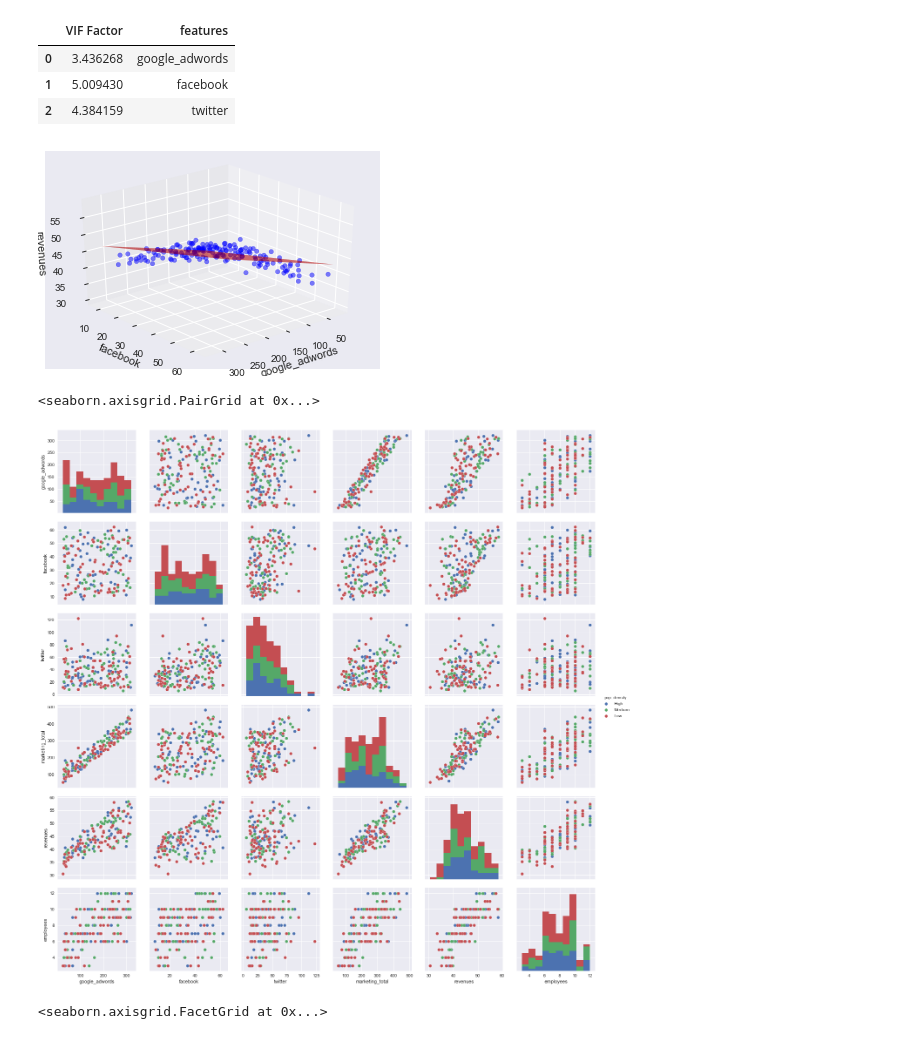
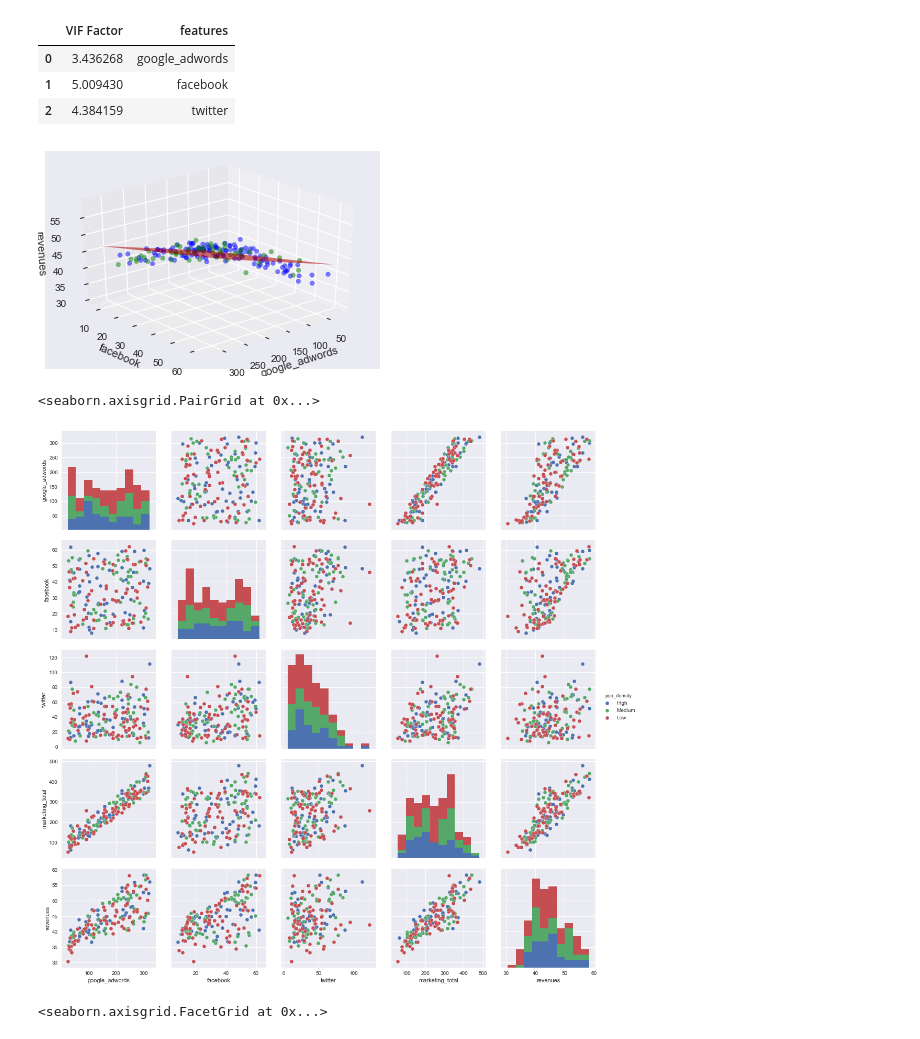
Before and after one commit to RyuJiseung/2018_Daegue_Bigdata_Camp, a Jupyter notebook: linear_regression/linear_regression.ipynb, the cells around one changed output. Saved outputs shown, nothing was run; the diff lists cells and outputs as text; code cells hidden in the pictures.

```diff
--- a/linear_regression/linear_regression.ipynb
+++ b/linear_regression/linear_regression.ipynb
@@ -20,5 +80,7 @@ os.chdir('/Users/jinseokryu/Desktop/승욱님_강의
 # %%
 marketing = pd.read_csv("./marketing.csv")
+# %%
+marketing = marketing.drop(['employees'],axis=1)
 # %%
 marketing.head()
 # %% [output]
@@ -247,22 +308,23 @@ y_fit = result1.predict(test[['google_adwords','facebook']])
 # %%
 x_surf, y_surf = np.meshgrid(np.linspace(marketing.google_adwords.min(), marketing.google_adwords.max(), 100),np.linspace(marketing.facebook.min(), marketing.facebook.max(), 100))
 onlyX = pd.DataFrame({'google_adwords': x_surf.ravel(), 'facebook': y_surf.ravel()})
 fittedY=result1.predict(exog=onlyX)
 fig = plt.figure()
 ax = fig.add_subplot(111, projection='3d')
 ax.plot_surface(x_surf,y_surf,fittedY.reshape(x_surf.shape), color='r', alpha=0.7)
-ax.scatter(marketing['google_adwords'],marketing['facebook'],marketing['revenues'],c='blue', marker='o', alpha=0.5)
+ax.scatter(train['google_adwords'],train['facebook'],train['revenues'],c='blue', marker='o', alpha=0.5)
+ax.scatter(test['google_adwords'],test['facebook'],test['revenues'],c='green', marker='o', alpha=0.5)
 ax.set_xlabel('google_adwords')
 ax.set_ylabel('facebook')
 ax.set_zlabel('revenues')
 ax.view_init(azim=50)
 # %% [output]
-[figure, old version]
+[figure, new version]
 # %%
 sns.pairplot(marketing, hue='pop_density',size=3)
 # %% [output]
 <seaborn.axisgrid.PairGrid at 0x...>
-[figure, old version]
+[figure, new version]
 # %%
 sns.factorplot(kind='box', y='value', x='variable', hue='pop_density',
                data=pd.melt(marketing, id_vars=['pop_density'], value_vars=['google_adwords', 'facebook']), size=8, aspect=1.5, legend_out=False)
```
Also changed, not shown: parts of 24 cells of this notebook, 5 other files.
